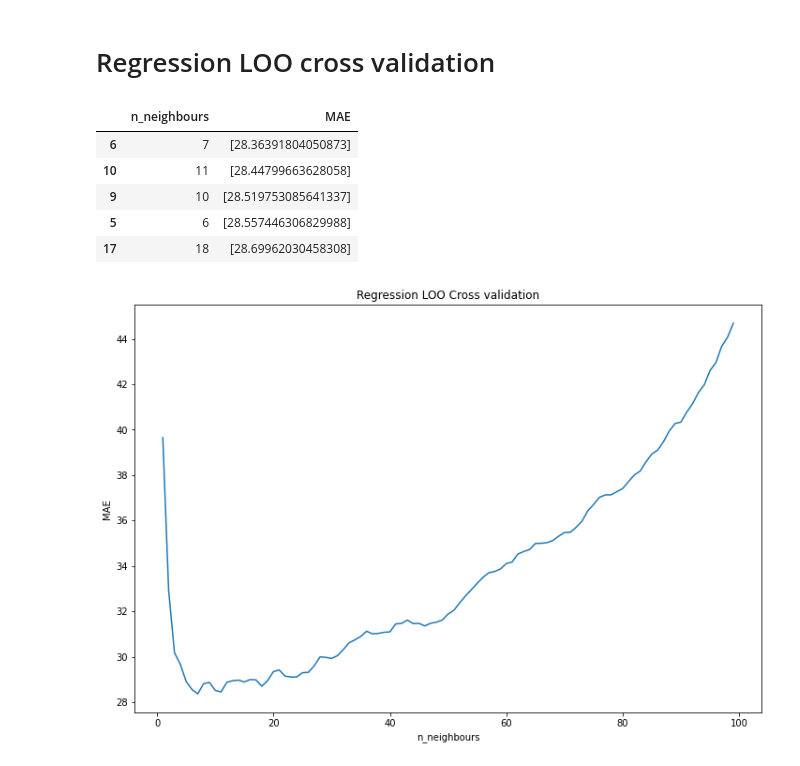
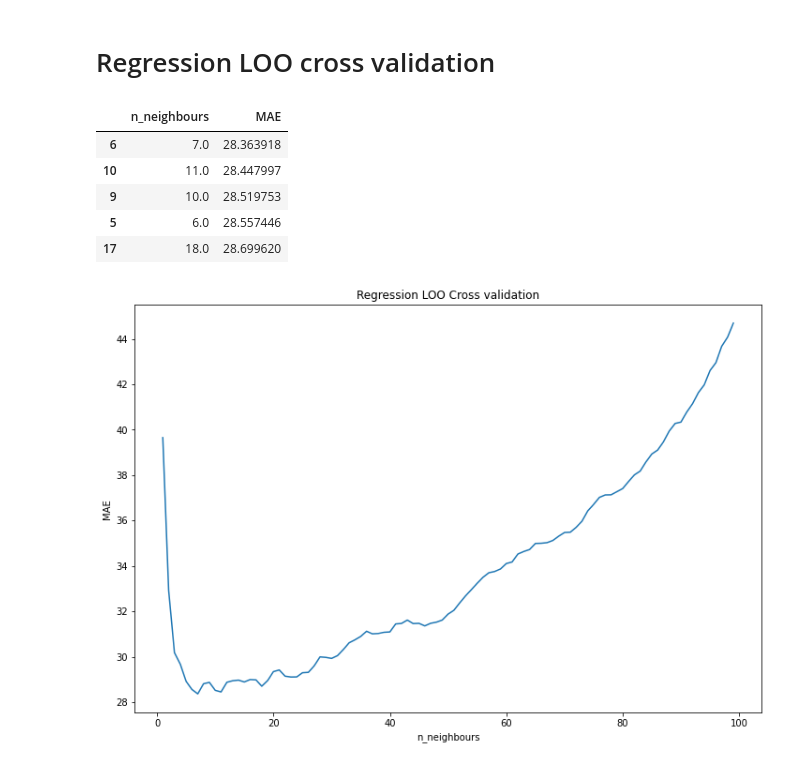
Before and after one commit to MeWoash/Data-analysis, a Jupyter notebook: lab7 knn algorithm/lab7.ipynb, the cells around one changed output. Saved outputs shown, nothing was run; the diff lists cells and outputs as text; code cells hidden in the pictures.

```diff
--- a/lab7 knn algorithm/lab7.ipynb
+++ b/lab7 knn algorithm/lab7.ipynb
@@ -105,7 +105,7 @@ class Knn:
                 knn.fit(X_train,y_train)
 
                 pred=knn.predict_regression_one(X_test)
-                error+=np.abs(pred-y_test)
+                error+=np.abs(pred-y_test[0])
 
             row=pd.Series({'n_neighbours':knn.n_neighbours,'MAE':error/loo.get_n_splits(X)})
             results=results.append(row,ignore_index=True)
@@ -251,14 +251,14 @@ print(knn.score_regression_loo(knn.n_neighbours,knn.n_neighbours+1,1))
 # Regression LOO cross validation
 # %%
 res=knn.score_regression_loo(1,100,1)
-res.sort_values(by=['MAE','n_neighbours']ascending=[True,False]).head(5)
+res.sort_values(by=['MAE','n_neighbours'],ascending=[True,False]).head(5)
 # %% [output]
 |  | n_neighbours | MAE |
-| 6 | 7 | [28.36391804050873] |
-| 10 | 11 | [28.44799663628058] |
-| 9 | 10 | [28.519753085641337] |
-| 5 | 6 | [28.557446306829988] |
-| 17 | 18 | [28.69962030458308] |
+| 6 | 7.0 | 28.363918 |
+| 10 | 11.0 | 28.447997 |
+| 9 | 10.0 | 28.519753 |
+| 5 | 6.0 | 28.557446 |
+| 17 | 18.0 | 28.699620 |
 # %%
 fig,ax=plt.subplots(1,1,figsize=(12,8))
 ax.set_title('Regression LOO Cross validation')
```
Also changed, not shown: parts of 2 cells of this notebook.
